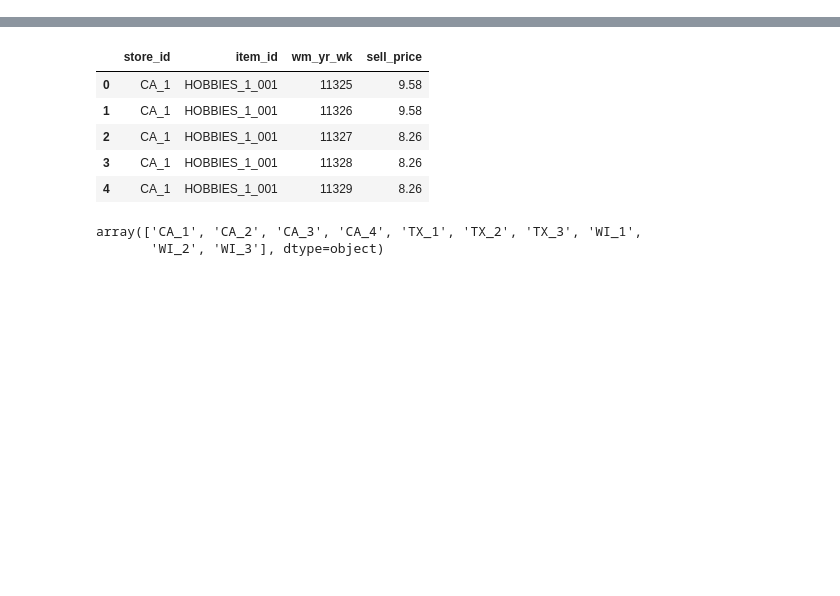
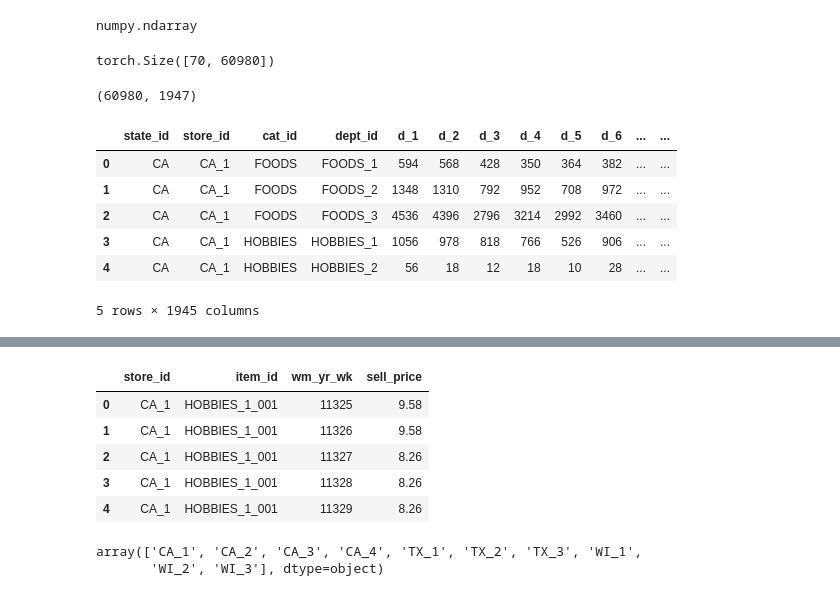
Before and after one commit to AdityaLab/HAILS, a Jupyter notebook: notebooks/explorem5.ipynb, the cells around one changed output, grey strips where cells are left out. Drawn from its saved outputs; the diff is of its cells as text; code cells hidden in the pictures; blank space fills up the shorter version.

```diff
--- a/notebooks/explorem5.ipynb
+++ b/notebooks/explorem5.ipynb
@@ -30,0 +54,6 @@ train_data.head()
+# %%
+ts1 = train_data.drop(
+    columns=["country_id", "item_id", "dept_id", "cat_id", "store_id", "state_id"]
+).values.T
+ts1 = torch.tensor(ts1, dtype=torch.float32)
+ts, matrix, df_group = get_aggregate(train_data, "item_id")
@@ -30,0 +95,22 @@ train_data.head()
+# %%
+type(ts)
+# %% [output]
+numpy.ndarray
+# %%
+matrix.shape
+# %% [output]
+torch.Size([70, 60980])
+# %%
+train_data.shape
+# %% [output]
+(60980, 1947)
+# %%
+df_group.head()
+# %% [output]
+|  | state_id | store_id | cat_id | dept_id | d_1 | d_2 | d_3 | d_4 | d_5 | d_6 | ... | ... |
+| 0 | CA | CA_1 | FOODS | FOODS_1 | 594 | 568 | 428 | 350 | 364 | 382 | ... | ... |
+| 1 | CA | CA_1 | FOODS | FOODS_2 | 1348 | 1310 | 792 | 952 | 708 | 972 | ... | ... |
+| 2 | CA | CA_1 | FOODS | FOODS_3 | 4536 | 4396 | 2796 | 3214 | 2992 | 3460 | ... | ... |
+| 3 | CA | CA_1 | HOBBIES | HOBBIES_1 | 1056 | 978 | 818 | 766 | 526 | 906 | ... | ... |
+| 4 | CA | CA_1 | HOBBIES | HOBBIES_2 | 56 | 18 | 12 | 18 | 10 | 28 | ... | ... |
+5 rows × 1945 columns
```
Also changed, not shown: parts of 20 cells of this notebook, 1 other file.
